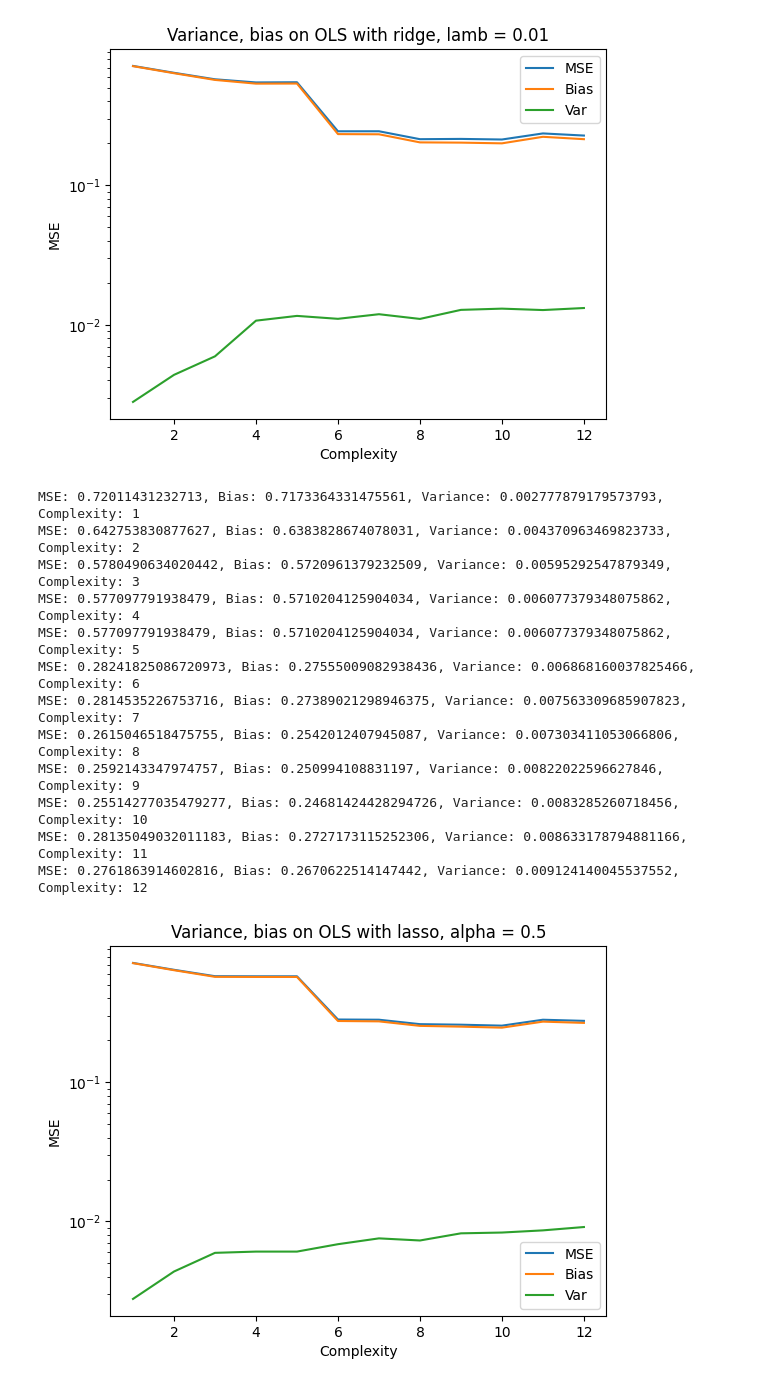
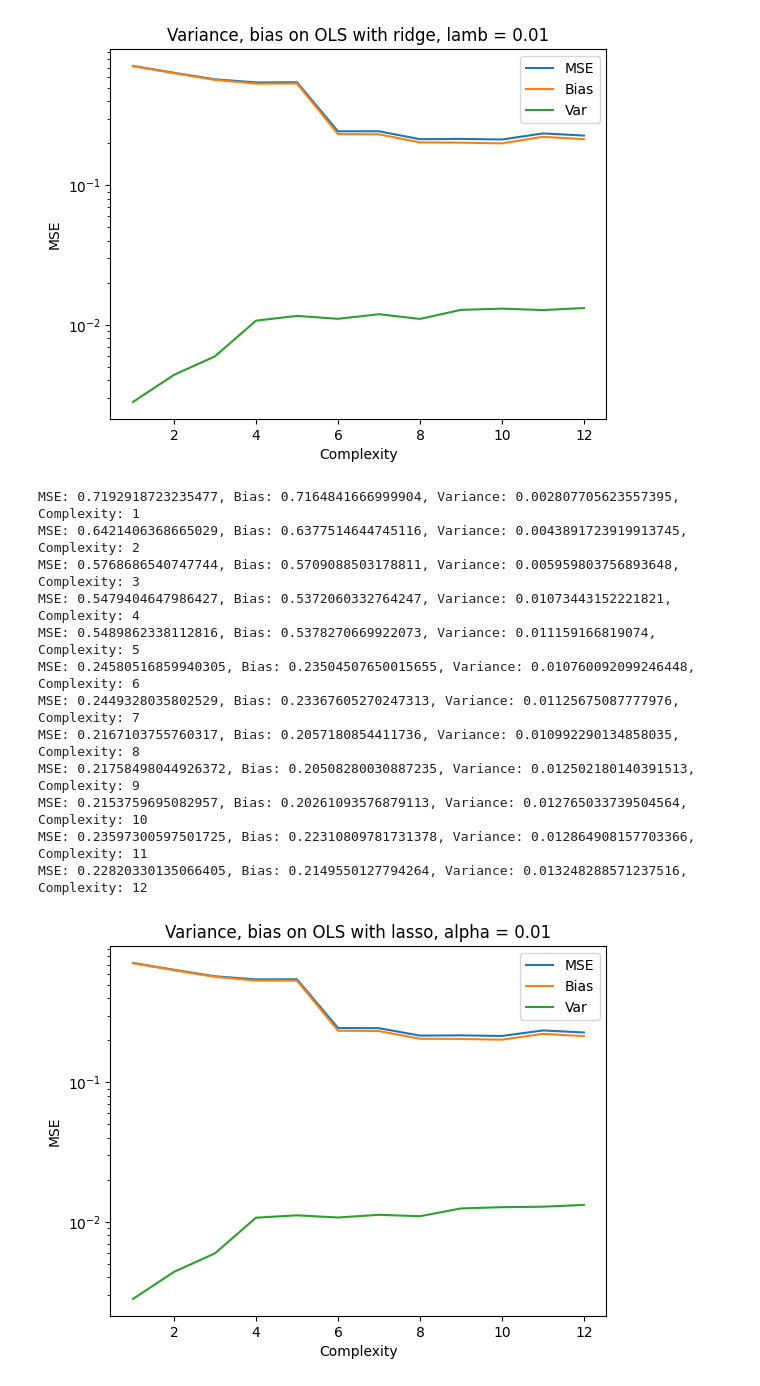
Before and after one commit to Omegalodon/FYS-STK4155, a Jupyter notebook: project3/additional.ipynb, the cells around one changed output. Saved outputs shown, nothing was run; the diff lists cells and outputs as text; code cells hidden in the pictures.

```diff
--- a/project3/additional.ipynb
+++ b/project3/additional.ipynb
@@ -252,42 +233,42 @@ MSE: 0.22790507403375124, Bias: 0.21467578687785352, Variance: 0.013229287155897
 # %%
 #OLS with Lasso
 
-alpha = 0.5
+alpha = 0.01
 
 
 mse = np.zeros(complexity)
 bias = np.zeros(complexity)
 var = np.zeros(complexity)
 
 for i, deg in enumerate(degrees):
     mse[i], bias[i], var[i] = reg.bootstrap_ols(degree=deg, max_bootstrap_cycle=max_bootstrap_cycle[2], n_val=n_val[0], lamb=0, alpha=alpha)
     print(f"MSE: {mse[i]}, Bias: {bias[i]}, Variance: {var[i]}, Complexity: {degrees[i]}")
 
 
 plt.figure(0)
 plt.title(f"Variance, bias on OLS with lasso, alpha = {alpha}")
 plt.yscale('log')
 plt.plot(degrees, mse, label="MSE")
 plt.plot(degrees, bias, label="Bias")
 plt.plot(degrees, var, label="Var")
 plt.xlabel("Complexity")
 plt.ylabel("MSE")
 plt.legend()
 plt.savefig('add_lasso', dpi=300)
 plt.show()
 # %% [output]
-MSE: 0.72011431232713, Bias: 0.7173364331475561, Variance: 0.002777879179573793, Complexity: 1
-MSE: 0.642753830877627, Bias: 0.6383828674078031, Variance: 0.004370963469823733, Complexity: 2
-MSE: 0.5780490634020442, Bias: 0.5720961379232509, Variance: 0.00595292547879349, Complexity: 3
-MSE: 0.577097791938479, Bias: 0.5710204125904034, Variance: 0.006077379348075862, Complexity: 4
-MSE: 0.577097791938479, Bias: 0.5710204125904034, Variance: 0.006077379348075862, Complexity: 5
-MSE: 0.28241825086720973, Bias: 0.27555009082938436, Variance: 0.006868160037825466, Complexity: 6
-MSE: 0.2814535226753716, Bias: 0.27389021298946375, Variance: 0.007563309685907823, Complexity: 7
-MSE: 0.2615046518475755, Bias: 0.2542012407945087, Variance: 0.007303411053066806, Complexity: 8
-MSE: 0.2592143347974757, Bias: 0.250994108831197, Variance: 0.00822022596627846, Complexity: 9
-MSE: 0.25514277035479277, Bias: 0.24681424428294726, Variance: 0.0083285260718456, Complexity: 10
-MSE: 0.28135049032011183, Bias: 0.2727173115252306, Variance: 0.008633178794881166, Complexity: 11
-MSE: 0.2761863914602816, Bias: 0.2670622514147442, Variance: 0.009124140045537552, Complexity: 12
+MSE: 0.7192918723235477, Bias: 0.7164841666999904, Variance: 0.002807705623557395, Complexity: 1
+MSE: 0.6421406368665029, Bias: 0.6377514644745116, Variance: 0.0043891723919913745, Complexity: 2
+MSE: 0.5768686540747744, Bias: 0.5709088503178811, Variance: 0.005959803756893648, Complexity: 3
+MSE: 0.5479404647986427, Bias: 0.5372060332764247, Variance: 0.01073443152221821, Complexity: 4
+MSE: 0.5489862338112816, Bias: 0.5378270669922073, Variance: 0.011159166819074, Complexity: 5
+MSE: 0.24580516859940305, Bias: 0.23504507650015655, Variance: 0.010760092099246448, Complexity: 6
+MSE: 0.2449328035802529, Bias: 0.23367605270247313, Variance: 0.01125675087777976, Complexity: 7
+MSE: 0.2167103755760317, Bias: 0.2057180854411736, Variance: 0.010992290134858035, Complexity: 8
+MSE: 0.21758498044926372, Bias: 0.20508280030887235, Variance: 0.012502180140391513, Complexity: 9
+MSE: 0.2153759695082957, Bias: 0.20261093576879113, Variance: 0.012765033739504564, Complexity: 10
+MSE: 0.23597300597501725, Bias: 0.22310809781731378, Variance: 0.012864908157703366, Complexity: 11
+MSE: 0.22820330135066405, Bias: 0.2149550127794264, Variance: 0.013248288571237516, Complexity: 12
-[figure, old version]
+[figure, new version]
 # %%
 #Descision tree
```
Also changed, not shown: parts of 5 cells of this notebook.
